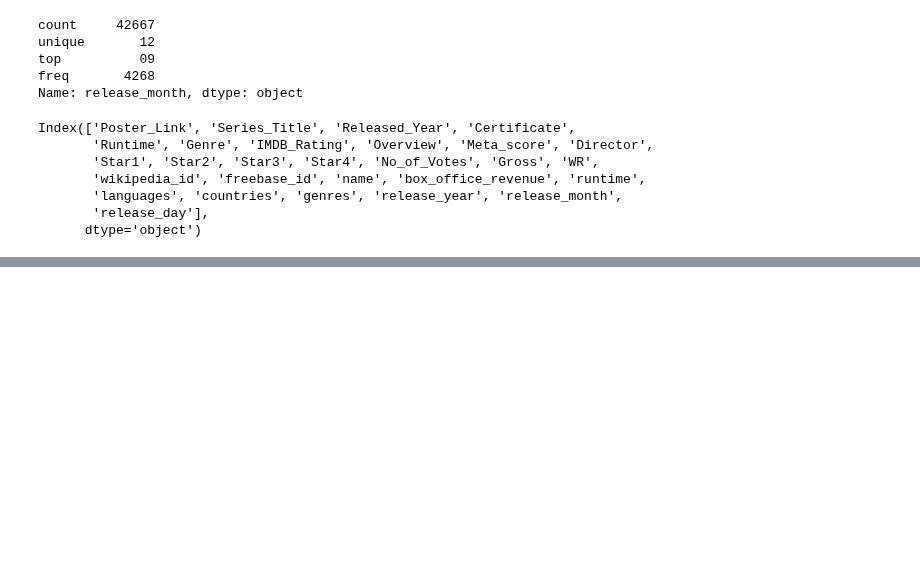
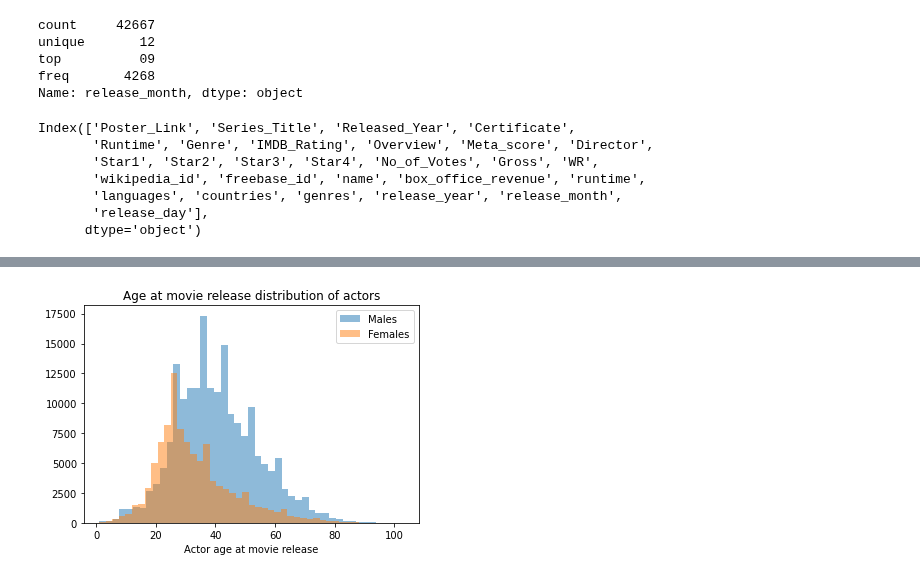
Before and after one commit to epfl-ada/ada-2022-project-theadaholics, a Jupyter notebook: main.ipynb, the cells around one changed output, grey strips where cells are left out. Drawn from its saved outputs; the diff is of its cells as text; code cells hidden in the pictures; blank space fills up the shorter version.

```diff
--- a/main.ipynb
+++ b/main.ipynb
@@ -341,0 +395,13 @@ plt.savefig('CountbyMonth');
+# %%
+def characters_age_histogram(characters):
+    characters_age = characters.dropna(subset=['actor_age_at_movie_release']).sort_values(by=['actor_age_at_movie_release'])
+    characters_age = characters_age[characters_age['actor_age_at_movie_release'] > 0]
+    plt.hist(characters_age['actor_age_at_movie_release'], bins=45, alpha=0.5)
+    plt.legend(['Males', 'Females'])
+    plt.xlabel('Actor age at movie release')
+    plt.title('Age at movie release distribution of actors')
+
+characters_age_histogram(characters_male)
+characters_age_histogram(characters_female)
+# %% [output]
+[figure, added]
```
Also changed, not shown: parts of 15 cells of this notebook, 1 other file.
